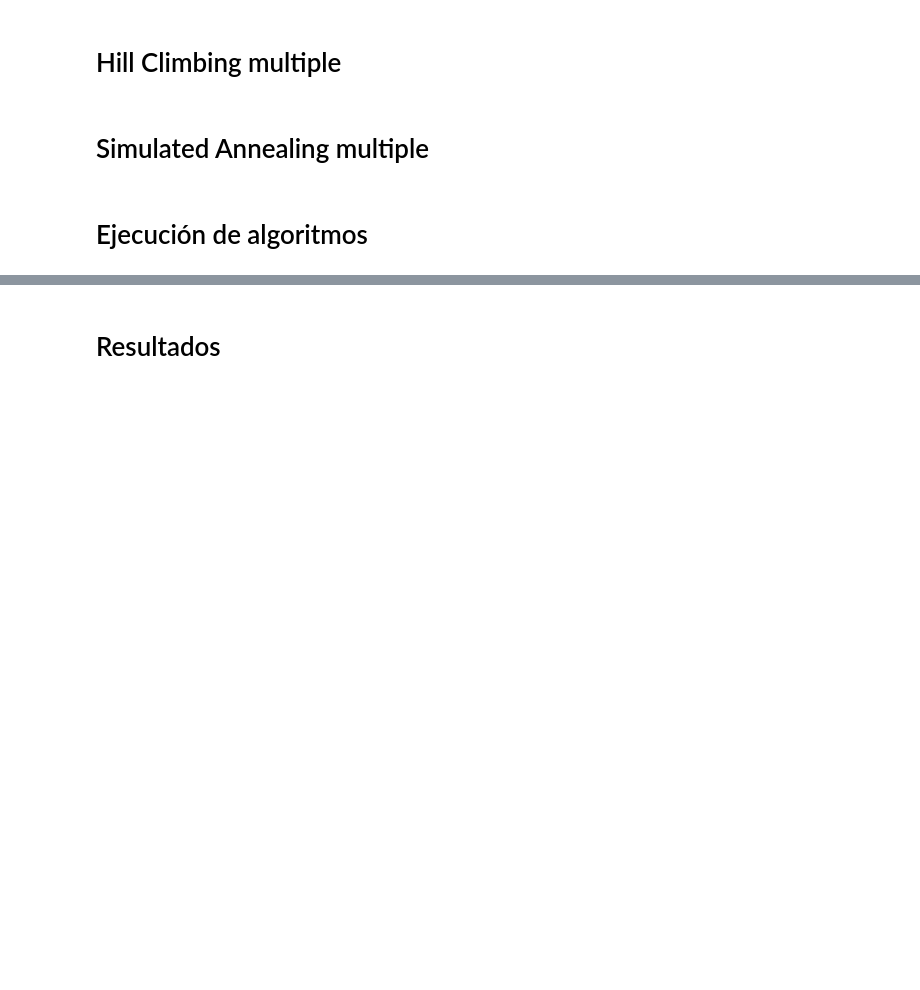
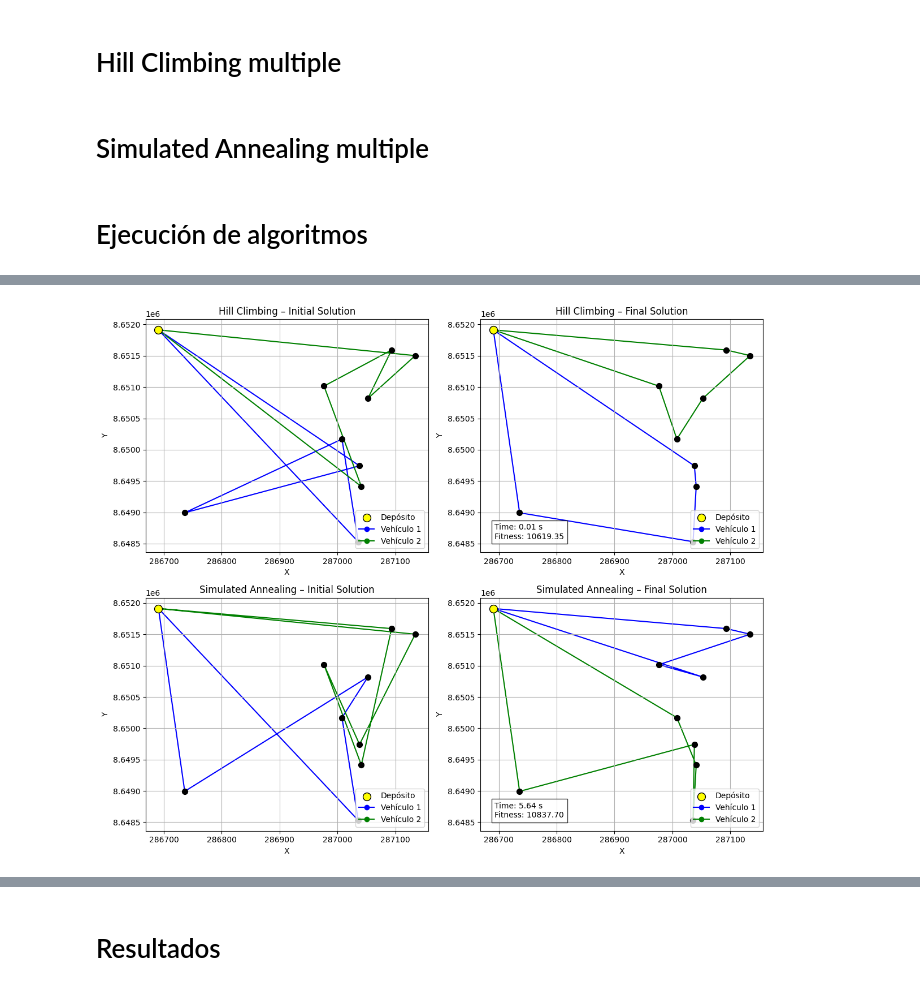
Before and after one commit to diperezbgit/IA-FUNDAMENTALS, a Jupyter notebook: TAREA_2/TAREA_2_HC_SA_pynb.ipynb, the cells around one changed output, grey strips where cells are left out. Drawn from its saved outputs; the diff is of its cells as text; code cells hidden in the pictures; blank space fills up the shorter version.

```diff
--- a/TAREA_2/TAREA_2_HC_SA_pynb.ipynb
+++ b/TAREA_2/TAREA_2_HC_SA_pynb.ipynb
@@ -102,7 +100,8 @@ def plot_tsp_style_2(nodes, route, title, ax, time=None, fitness=None):
 # %%
 import numpy as np, random, copy
 
-def euclidean(p1, p2): return np.linalg.norm(np.array(p1) - np.array(p2))
+def euclidean(p1, p2):
+  return np.linalg.norm(np.array(p1) - np.array(p2))
 
 def build_TSP(positions):
     return [[euclidean(p1, p2) for p2 in positions] for p1 in positions]
@@ -188,41 +187,75 @@ def simulated_annealing_multi(positions, n_vehicles, T_max, T_min, cooling_rate)
     x = initial_solution(len(positions), n_vehicles)
     E = fitness(x, TSP)
     sol_init = copy.deepcopy(x)
-
-    while T_max > T_min:
+    T = T_max
+    #E_list = []
+    while T > T_min:
         x_new = random_neighbor(x)
         E_new = fitness(x_new, TSP)
-        if accept(E_new - E, T_max):
+        delta = E_new - E
+        if accept(delta, T):
             x, E = x_new, E_new
-        T_max *= cooling_rate
+            #E_list.append(E)
+        T *= cooling_rate
 
-    return x, E, sol_init, fitness(sol_init, TSP)
+    return x, E, sol_init, fitness(sol_init, TSP)#, E_list
 # %% [markdown]
 # Ejecución de algoritmos
 # %%
 import time
 
+# par las pruebas usamos solo 'n' puntos
+n_points = [10, 25, 50]
+n_vehicles=[2, 3, 4]
+cost_hc = []
+cost_sa = []
+time_hc = []
+time_sa = []
+combinations = [(n, v) for n in n_points for v in n_vehicles]
+for n, v in combinations:
+  df_reduced = df_long.iloc[:n, :n]
+  positions = df_reduced[['x', 'y']].values
+  # para  hill_climbing
+  inicio_hc = time.time()
+  sol_hc, final_cost_hc, init_sol_hc, init_cost_hc = hill_climbing_multi(positions, v)
+  fin_hc = time.time()
+  cost_hc.append(final_cost_hc)
+  time_hc.append(fin_hc - inicio_hc)
+  print("Inicial:", init_sol_hc, "\nCosto inicial:", init_cost_hc)
+  print("Final:  ", sol_hc, "\nCosto final:  ", final_cost_hc)
 
-positions = df_reduced[['x', 'y']].values
-n_vehicles=3
+  # para  simulated_annealing
+  T_max = 2000
+  T_min = 0.000001
+  cooling_rate = 0.9999
 
-# para  hill_climbing
-inicio_hc = time.time()
-sol_hc, final_cost_hc, init_sol_hc, init_cost_hc = hill_climbing_multi(positions, n_vehicles)
-fin_hc = time.time()
+  inicio_sa = time.time()
+  sol_sa, final_cost_sa, init_sol_sa, init_cost_sa = simulated_annealing_multi(positions, v,T_max,T_min, cooling_rate)
+  fin_sa = time.time()
+  cost_sa.append(final_cost_sa)
+  time_sa.append(fin_sa - inicio_sa)
+  print("Inicial:", init_sol_sa, "\nCosto inicial:", init_cost_sa)
+  print("Final:  ", sol_sa, "\nCosto final:  ", final_cost_sa)
 
-print("Inicial:", init_sol_hc, "\nCosto inicial:", init_cost_hc)
-print("Final:  ", sol_hc, "\nCosto final:  ", final_cost_hc)
+  #Resultados
+  route1 = init_sol_hc
+  dist1 = init_sol_hc
+  route2 = sol_hc
+  dist2 = final_cost_hc
 
-# para  simulated_annealing
-T_max = 1000
-T_min = 0.000001
-cooling_rate = 0.9999
+  route3 = init_sol_sa
+  dist3 = init_sol_sa
+  route4 = sol_sa
+  dist4 = final_cost_sa
 
-inicio_sa = time.time()
-sol_sa, final_cost_sa, init_sol_sa, init_cost_sa = simulated_annealing_multi(positions, n_vehicles,T_max,T_min, cooling_rate)
-fin_sa = time.time()
+  fig, axs = plt.subplots(2, 2, figsize=(12, 10))
 
-print("Inicial:", init_sol_sa, "\nCosto inicial:", init_cost_sa)
-print("Final:  ", sol_sa, "\nCosto final:  ", final_cost_sa)
+  plot_tsp_style_2(positions, route1, 'Hill Climbing – Initial Solution', axs[0][0])
+  plot_tsp_style_2(positions, route2, 'Hill Climbing – Final Solution', axs[0][1], time=fin_hc - inicio_hc, fitness=dist2)
+  plot_tsp_style_2(positions, route3, 'Simulated Annealing – Initial Solution', axs[1][0])
+  plot_tsp_style_2(positions, route4, 'Simulated Annealing – Final Solution', axs[1][1], time=fin_sa - inicio_sa, fitness=dist4)
+
+  plt.savefig(f'n_{n}_v_{v}.png')
+  plt.tight_layout()
+  plt.show()
 # %% [output]
@@ -236,0 +270 @@ Costo final:   45563.15471982199
+[figure, added]
```
Also changed, not shown: parts of 3 cells of this notebook.
